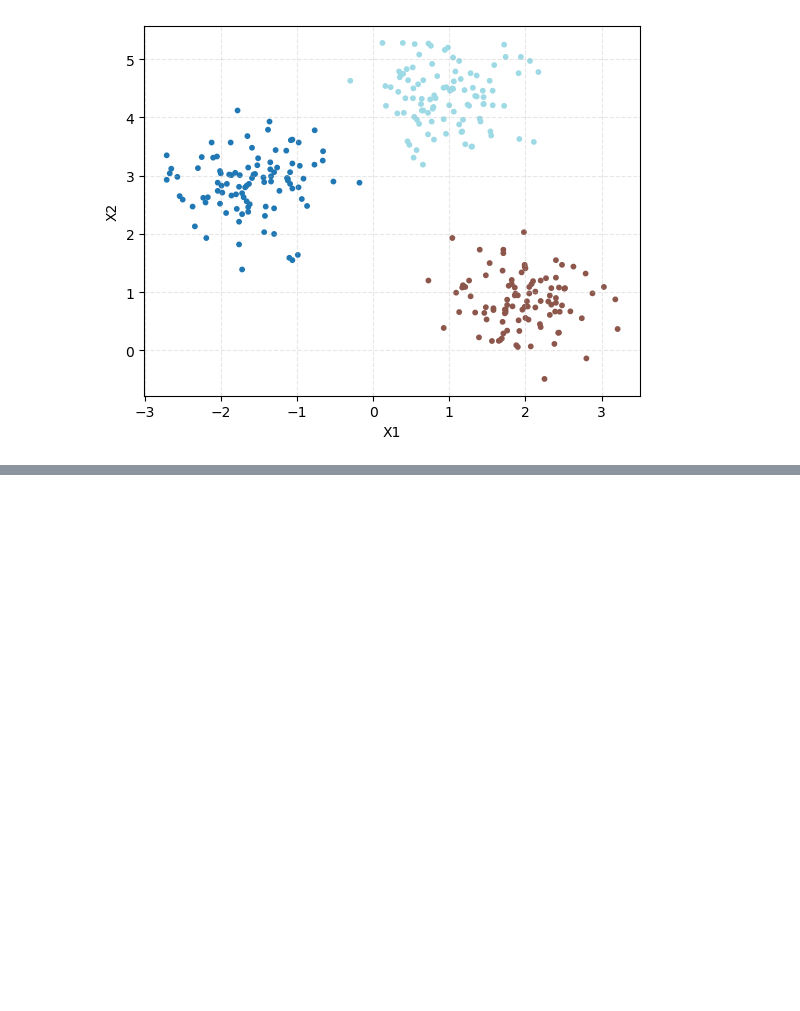
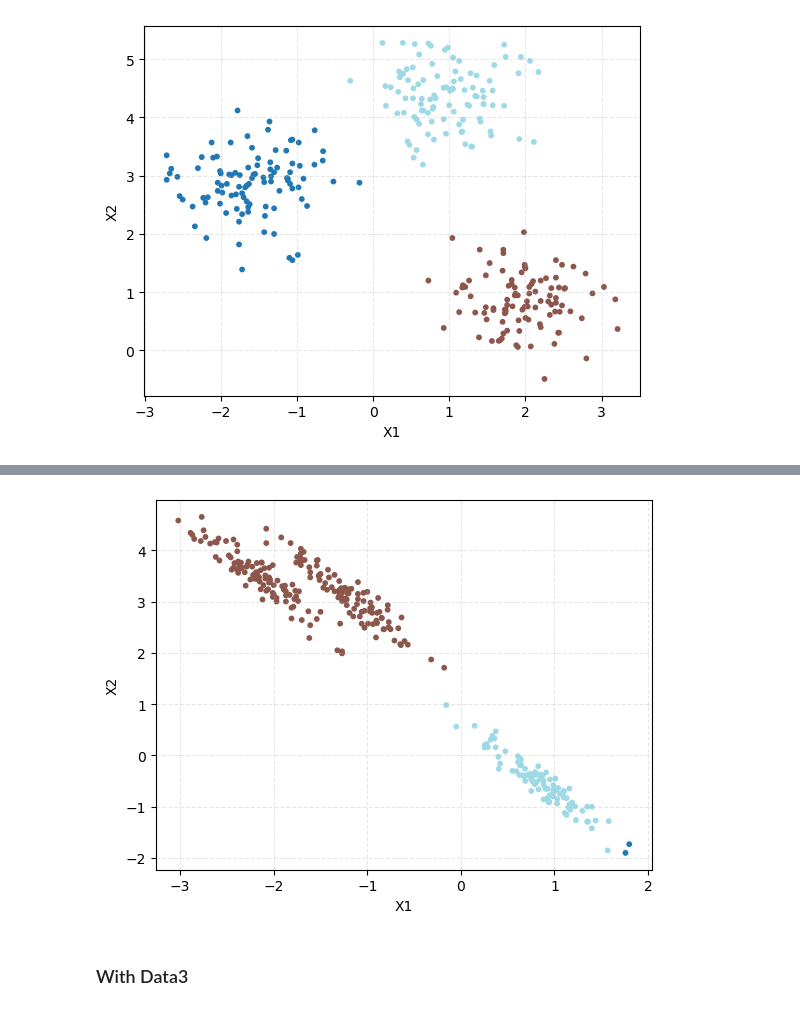
Before and after one commit to htetaunglynn94/handong_university, a Jupyter notebook: introduction_to_ml/clustering/clustering_algorithms.ipynb, the cells around one changed output, grey strips where cells are left out. Saved outputs shown, nothing was run; the diff lists cells and outputs as text; code cells hidden in the pictures; blank space fills up the shorter version.

```diff
--- a/introduction_to_ml/clustering/clustering_algorithms.ipynb
+++ b/introduction_to_ml/clustering/clustering_algorithms.ipynb
@@ -65,0 +128,4 @@ plt.show()
+# %%
+dbscan_algorithm = DBSCAN(min_samples=5).fit(data_array)
+dbscan_labels = dbscan_algorithm.labels_
+print(dbscan_labels)
@@ -65,0 +146,6 @@ plt.show()
+# %%
+plot_image(dbscan_labels, data['x1'], data['x2'])
+# %% [output]
+[figure, added]
+# %% [markdown]
+### With Data3
```
Also changed, not shown: parts of 33 cells of this notebook, 18 other files.
